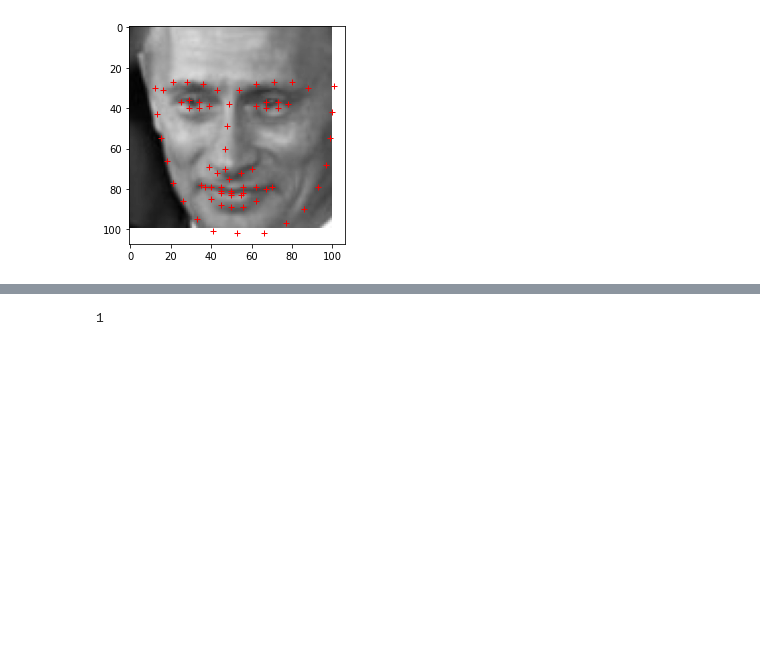
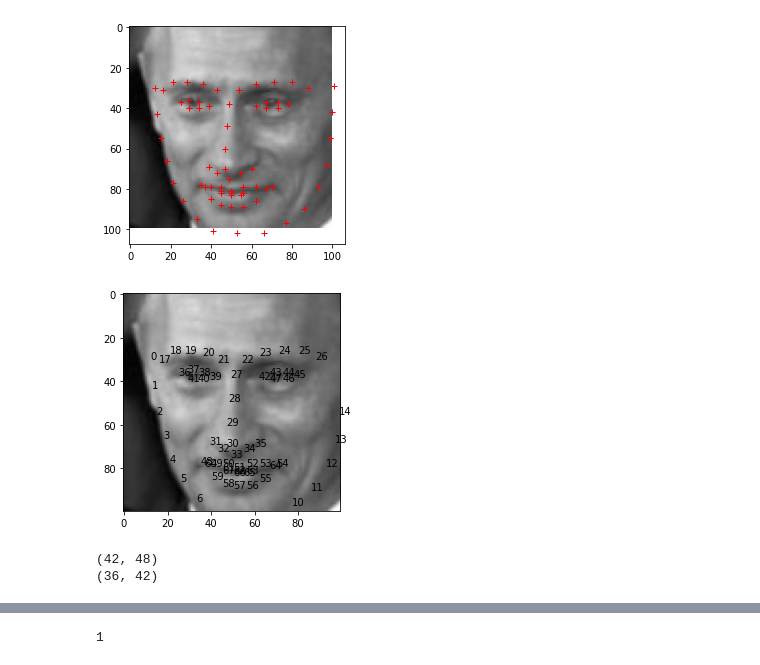
Before and after one commit to bkemmer/custom_cnn, a Jupyter notebook: notebooks/facial_landmarks.ipynb, the cells around one changed output, grey strips where cells are left out. Cells and saved outputs as stored; diff of their text form; code cells hidden in the pictures; blank space fills up the shorter version.

Commit message:
working on facial landmarks

```diff
--- a/notebooks/facial_landmarks.ipynb
+++ b/notebooks/facial_landmarks.ipynb
@@ -73,7 +82,25 @@ First 10 landmarks:
 # %%
 fig, ax = plt.subplots(1)
 ax.imshow(img, cmap='gray')
-for x,y in landmarks:
+for i, (x,y) in enumerate(landmarks):
     ax.plot(x, y, 'r+')
+#     ax.annotate(text=str(i), xy=(x,y))
 # %% [output]
 [figure]
+# %%
+fig, ax = plt.subplots(1)
+ax.imshow(img, cmap='gray')
+for i, (x,y) in enumerate(landmarks):
+#     ax.plot(x, y, 'r+')
+    ax.annotate(text=str(i), xy=(x,y))
+# %% [output]
+[figure, added]
+# %%
+# extract the left and right eye (x, y)-coordinates
+(lStart, lEnd) = FACIAL_LANDMARKS_68_IDXS["left_eye"]
+print((lStart, lEnd))
+(rStart, rEnd) = FACIAL_LANDMARKS_68_IDXS["right_eye"]
+print((rStart, rEnd))
+# %% [output]
+(42, 48)
+(36, 42)
```
Also changed, not shown: parts of 17 cells of this notebook, 4 other files.
